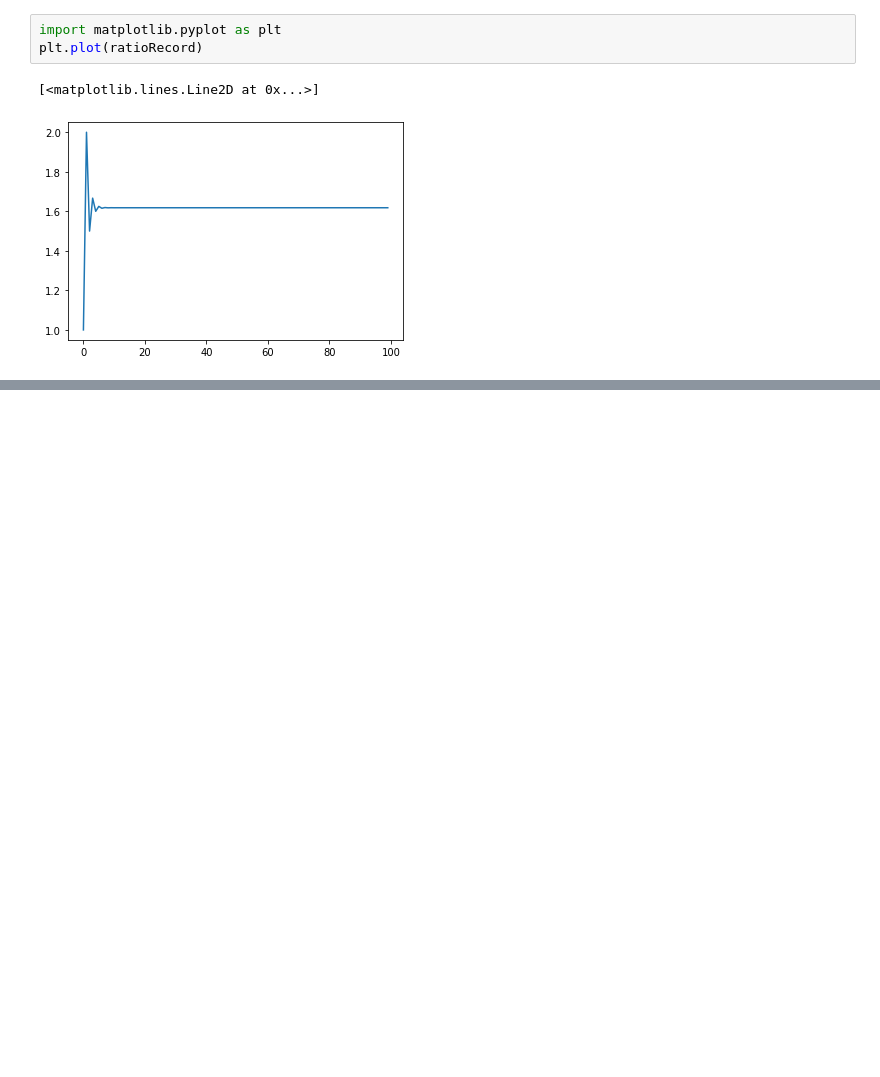
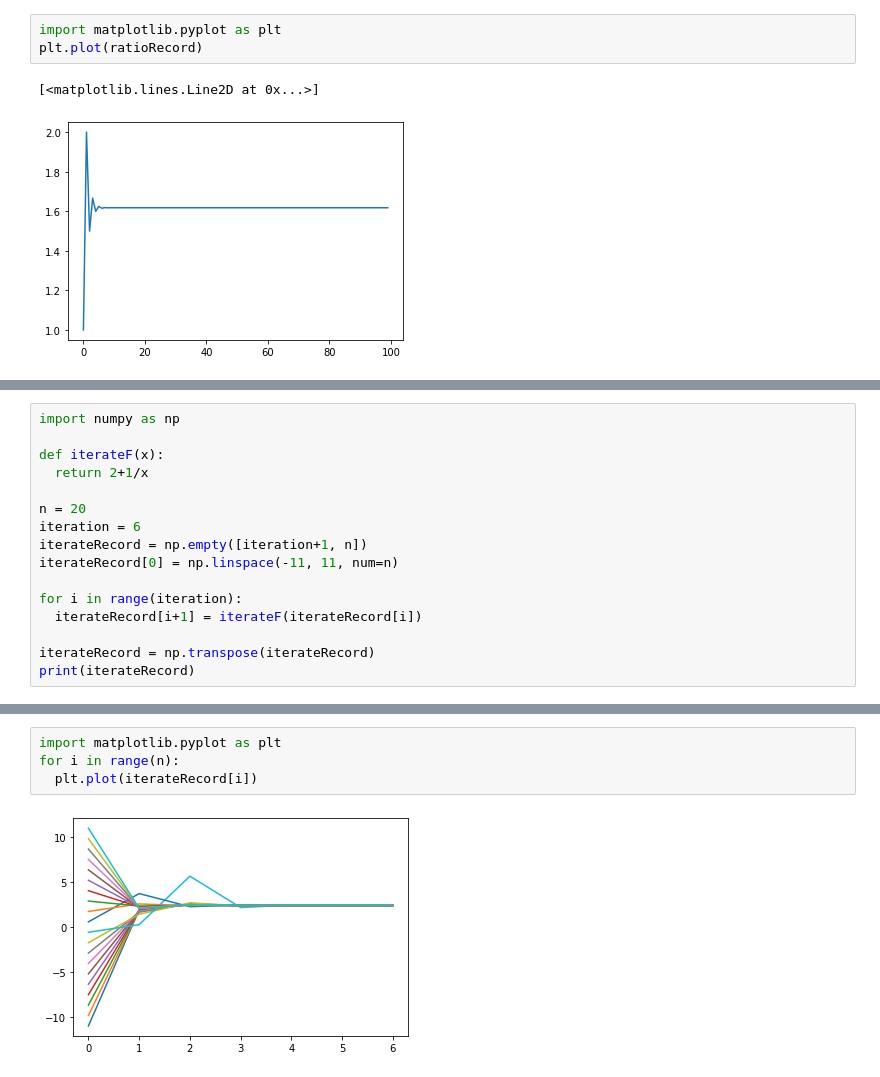
Before and after one commit to HanlunAI/NextGenCurriculumDemonstration, a Jupyter notebook: CollaborationDerivatives.ipynb, the cells around one changed output, grey strips where cells are left out. Saved outputs shown, nothing was run; the diff lists cells and outputs as text; blank space fills up the shorter version.

```diff
--- a/CollaborationDerivatives.ipynb
+++ b/CollaborationDerivatives.ipynb
@@ -39,0 +48,16 @@ plt.plot(ratioRecord)
+# %%
+import numpy as np
+
+def iterateF(x):
+  return 2+1/x
+
+n = 20
+iteration = 6
+iterateRecord = np.empty([iteration+1, n])
+iterateRecord[0] = np.linspace(-11, 11, num=n)
+
+for i in range(iteration):
+  iterateRecord[i+1] = iterateF(iterateRecord[i])
+
+iterateRecord = np.transpose(iterateRecord)
+print(iterateRecord)
@@ -39,0 +82,6 @@ plt.plot(ratioRecord)
+# %%
+import matplotlib.pyplot as plt
+for i in range(n):
+  plt.plot(iterateRecord[i])
+# %% [output]
+[figure, added]
```
Also changed, not shown: parts of 4 cells of this notebook.
